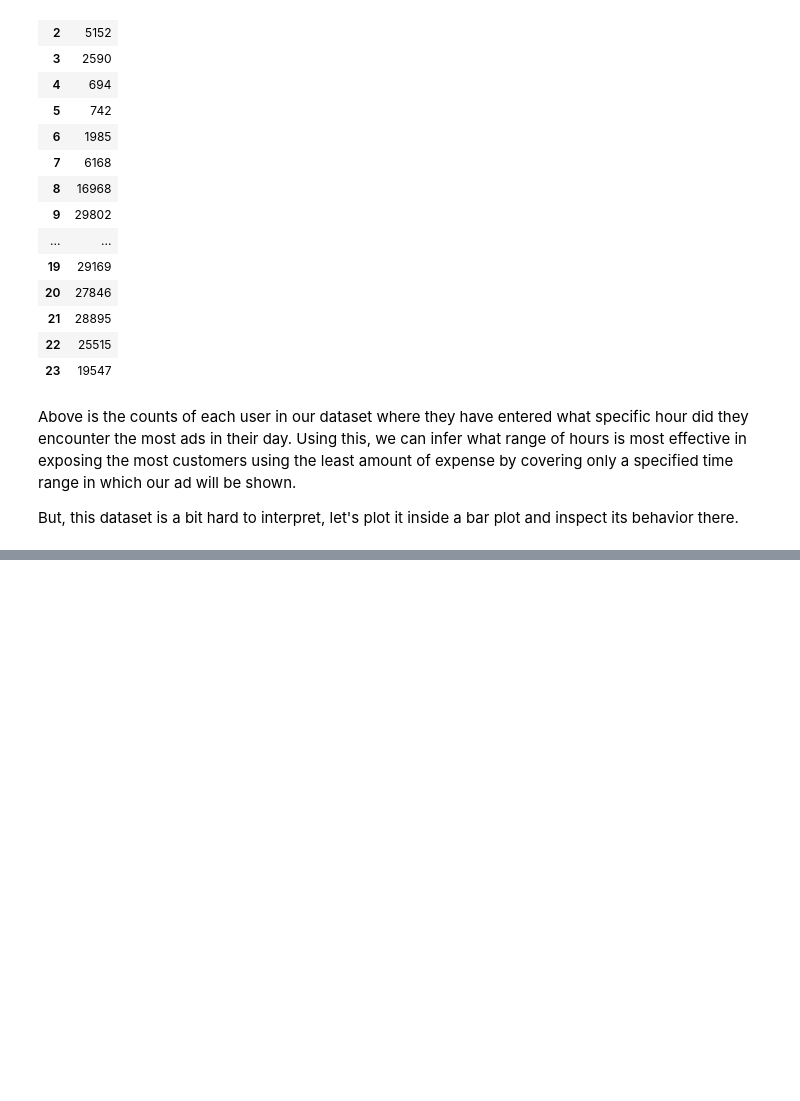
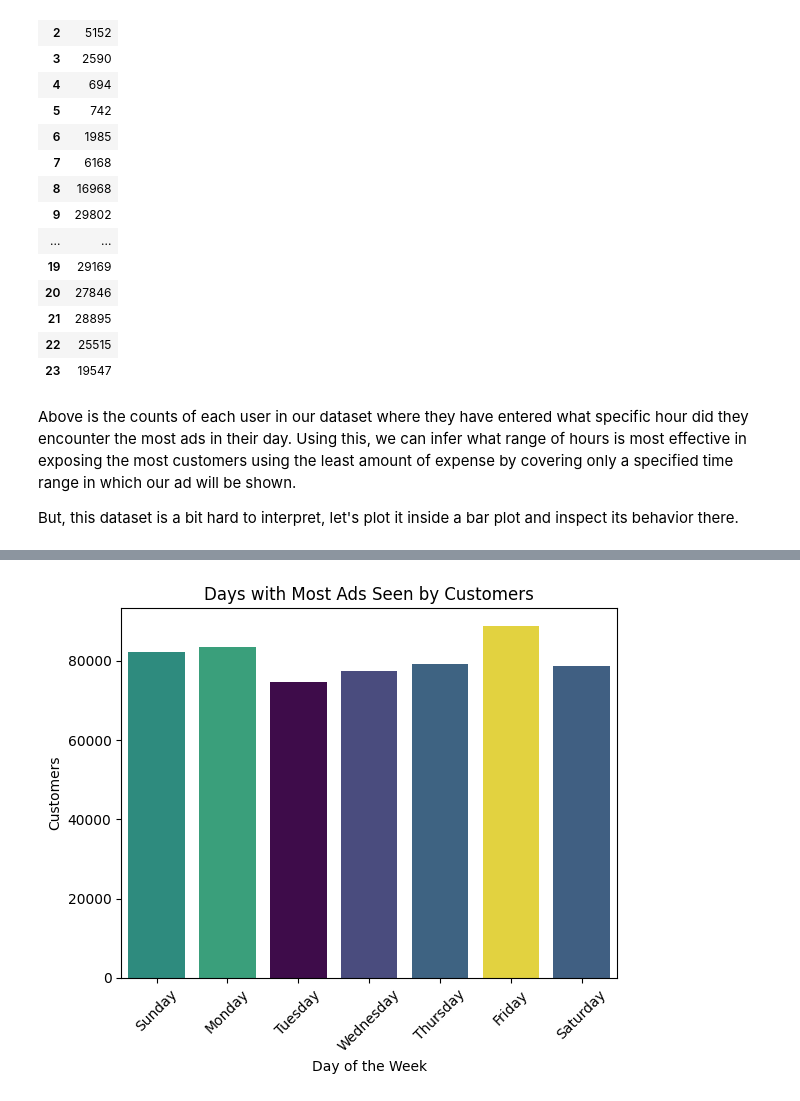
Before and after one commit to Kyo-Fox22/Marketing-A-B-Test, a Jupyter notebook: ab_test.ipynb, the cells around one changed output, grey strips where cells are left out. Cells and saved outputs as stored; diff of their text form; code cells hidden in the pictures; blank space fills up the shorter version.

Commit message:
added barplot and markdown analysis

```diff
--- a/ab_test.ipynb
+++ b/ab_test.ipynb
@@ -318,0 +326,8 @@ The polar plot makes our data more interpretable. The color highlights which are
+# %%
+ads_days = pd.DataFrame(df.loc[df['test group'] == 'ad', 'most ads day'].value_counts()).reset_index()
+
+# Days of Week starting with Sunday
+dow = ['Sunday','Monday','Tuesday','Wednesday','Thursday','Friday','Saturday']
+
+ads_days['most ads day'] = pd.Categorical(ads_days['most ads day'], dow, ordered = True) # Implement order into categorical column
+ads_days.sort_values('most ads day')
@@ -318,0 +347,9 @@ The polar plot makes our data more interpretable. The color highlights which are
+# %%
+sns.barplot(ads_days, x = 'most ads day', y = 'count', hue = 'count', legend = False, order = dow, palette = 'viridis')
+plt.title('Days with Most Ads Seen by Customers')
+plt.ylabel('Customers')
+plt.xlabel('Day of the Week')
+plt.xticks(rotation = 45)
+plt.show()
+# %% [output]
+[figure, added]
```
Also changed, not shown: parts of 14 cells of this notebook.
